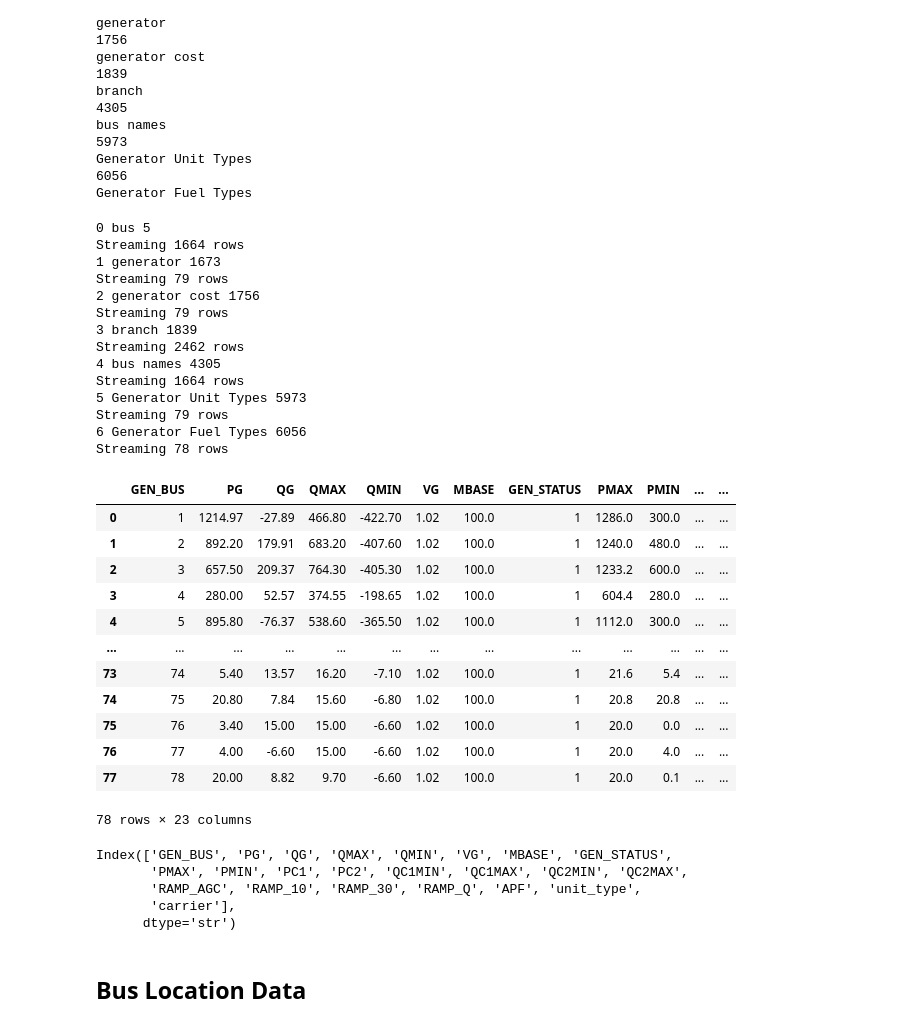
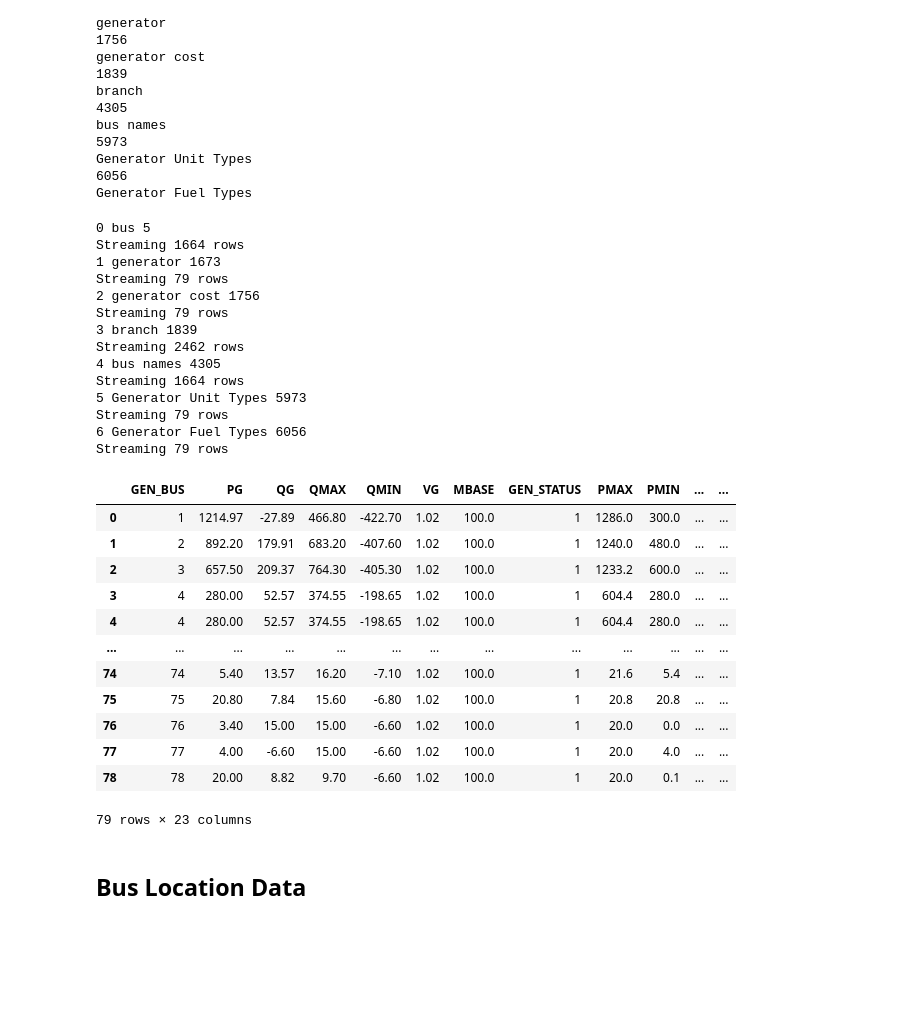
Before and after one commit to samgdotson/energy-lab, a Jupyter notebook: Midwest24k/notebooks/read_matpower.ipynb, the cells around one changed output. Drawn from its saved outputs; the diff is of its cells as text; code cells hidden in the pictures; blank space fills up the shorter version.

```diff
--- a/Midwest24k/notebooks/read_matpower.ipynb
+++ b/Midwest24k/notebooks/read_matpower.ipynb
@@ -68,6 +68,7 @@ pypsa_comps = {}
 print(len(data))
 metadata = {}
 start_row = []
+end_row = []
 for i, line in enumerate(data):
     if ("%%" in line):
         print(i)
@@ -75,7 +76,8 @@ for i, line in enumerate(data):
         print(obj_name)
         metadata[obj_name] = i
         start_row.append(i)
-
+    if ("];" in line) | ("};" in line):
+        end_row.append(i-1)
 start_row.append(len(data))
 # %% [output]
 6138
@@ -97,8 +99,10 @@ Generator Fuel Types
 components = {}
 for n, (name, row) in enumerate(metadata.items()):
     print(n, name, row)
-    print(f"Streaming {start_row[n+1]-row-4} rows")
-    comp = pd.read_csv(case_path, sep=r'\s+', skiprows=row+2, nrows=start_row[n+1]-row-4, header=None)
+    num_rows = end_row[n] - row -1
+    # print(f"Streaming {start_row[n+1]-row-4} rows")
+    print(f"Streaming {num_rows} rows")
+    comp = pd.read_csv(case_path, sep=r'\s+', skiprows=row+2, nrows=num_rows, header=None)
     components[name] = comp
 
 components['generator'].rename(columns=gen_header_map, inplace=True)
@@ -119,53 +123,40 @@ Streaming 1664 rows
 5 Generator Unit Types 5973
 Streaming 79 rows
 6 Generator Fuel Types 6056
-Streaming 78 rows
+Streaming 79 rows
 # %%
 # clean up the strings
 components['Generator Fuel Types'] = components['Generator Fuel Types'].loc[:,0].str.replace('\'','').str.replace(';','')
 components['Generator Unit Types'] = components['Generator Unit Types'][0].str.replace("\'","").str.replace(';','')
 components['bus names'] = components['bus names'][0].str.replace("\'","").str.replace(';','')
 
 # add name to buses
 components['bus'] = components['bus'].assign(NAME=components['bus names'].values)
 
 # map cost onto generator
 components['generator cost'] = components['generator cost'].assign(GEN_BUS=components['generator']['GEN_BUS'].values)
-# remove duplicate row
-components['generator cost'] = components['generator cost'].loc[~components['generator cost'].duplicated()].reset_index(drop=True)
 
 # Add unit type to generator matrix
 components['generator'] = components['generator'].assign(unit_type=components['Generator Unit Types'].values)
 
 # add generator fuel type
 fuels = list(components['Generator Fuel Types'].values)
-fuels.append('wind')
 components['generator'] = components['generator'].assign(carrier=fuels)
-# remove duplicate row
-components['generator'] = components['generator'].loc[~components['generator'].duplicated()].reset_index(drop=True)
 display(components['generator'])
 # %% [output]
 |  | GEN_BUS | PG | QG | QMAX | QMIN | VG | MBASE | GEN_STATUS | PMAX | PMIN | ... | ... |
 | 0 | 1 | 1214.97 | -27.89 | 466.80 | -422.70 | 1.02 | 100.0 | 1 | 1286.0 | 300.0 | ... | ... |
 | 1 | 2 | 892.20 | 179.91 | 683.20 | -407.60 | 1.02 | 100.0 | 1 | 1240.0 | 480.0 | ... | ... |
 | 2 | 3 | 657.50 | 209.37 | 764.30 | -405.30 | 1.02 | 100.0 | 1 | 1233.2 | 600.0 | ... | ... |
 | 3 | 4 | 280.00 | 52.57 | 374.55 | -198.65 | 1.02 | 100.0 | 1 | 604.4 | 280.0 | ... | ... |
-| 4 | 5 | 895.80 | -76.37 | 538.60 | -365.50 | 1.02 | 100.0 | 1 | 1112.0 | 300.0 | ... | ... |
+| 4 | 4 | 280.00 | 52.57 | 374.55 | -198.65 | 1.02 | 100.0 | 1 | 604.4 | 280.0 | ... | ... |
 | ... | ... | ... | ... | ... | ... | ... | ... | ... | ... | ... | ... | ... |
-| 73 | 74 | 5.40 | 13.57 | 16.20 | -7.10 | 1.02 | 100.0 | 1 | 21.6 | 5.4 | ... | ... |
-| 74 | 75 | 20.80 | 7.84 | 15.60 | -6.80 | 1.02 | 100.0 | 1 | 20.8 | 20.8 | ... | ... |
-| 75 | 76 | 3.40 | 15.00 | 15.00 | -6.60 | 1.02 | 100.0 | 1 | 20.0 | 0.0 | ... | ... |
-| 76 | 77 | 4.00 | -6.60 | 15.00 | -6.60 | 1.02 | 100.0 | 1 | 20.0 | 4.0 | ... | ... |
-| 77 | 78 | 20.00 | 8.82 | 9.70 | -6.60 | 1.02 | 100.0 | 1 | 20.0 | 0.1 | ... | ... |
+| 74 | 74 | 5.40 | 13.57 | 16.20 | -7.10 | 1.02 | 100.0 | 1 | 21.6 | 5.4 | ... | ... |
+| 75 | 75 | 20.80 | 7.84 | 15.60 | -6.80 | 1.02 | 100.0 | 1 | 20.8 | 20.8 | ... | ... |
+| 76 | 76 | 3.40 | 15.00 | 15.00 | -6.60 | 1.02 | 100.0 | 1 | 20.0 | 0.0 | ... | ... |
+| 77 | 77 | 4.00 | -6.60 | 15.00 | -6.60 | 1.02 | 100.0 | 1 | 20.0 | 4.0 | ... | ... |
+| 78 | 78 | 20.00 | 8.82 | 9.70 | -6.60 | 1.02 | 100.0 | 1 | 20.0 | 0.1 | ... | ... |
-78 rows × 23 columns
+79 rows × 23 columns
-# %%
-components['generator'].columns
-# %% [output]
-Index(['GEN_BUS', 'PG', 'QG', 'QMAX', 'QMIN', 'VG', 'MBASE', 'GEN_STATUS',
-       'PMAX', 'PMIN', 'PC1', 'PC2', 'QC1MIN', 'QC1MAX', 'QC2MIN', 'QC2MAX',
-       'RAMP_AGC', 'RAMP_10', 'RAMP_30', 'RAMP_Q', 'APF', 'unit_type',
-       'carrier'],
-      dtype='str')
 # %% [markdown]
 ## Bus Location Data
 # %% [markdown]
```
Also changed, not shown: parts of 17 cells of this notebook, 3 other files.
